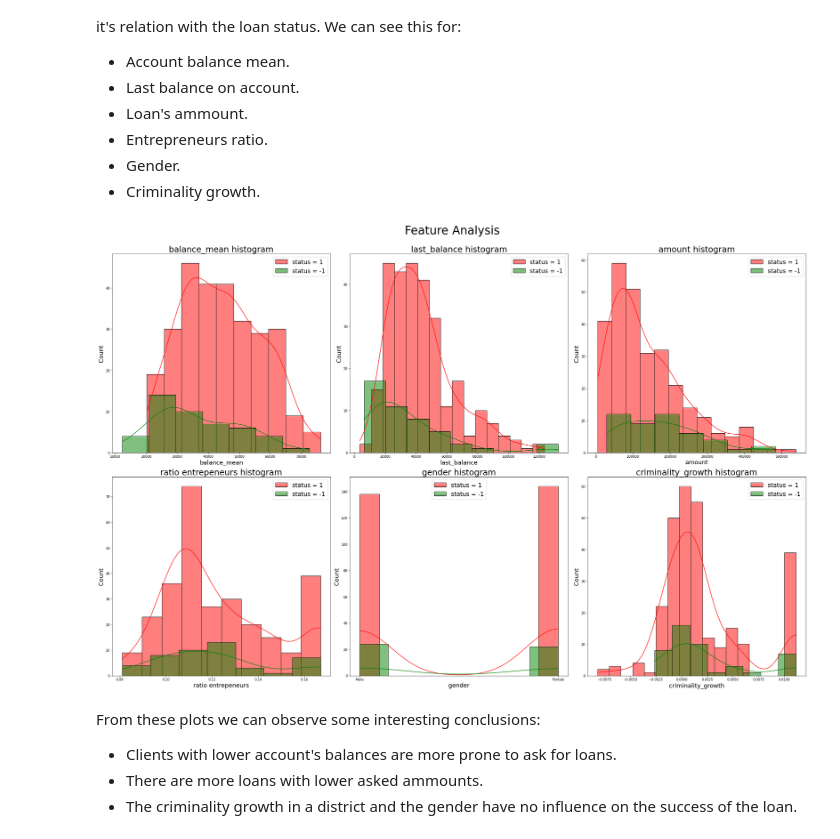
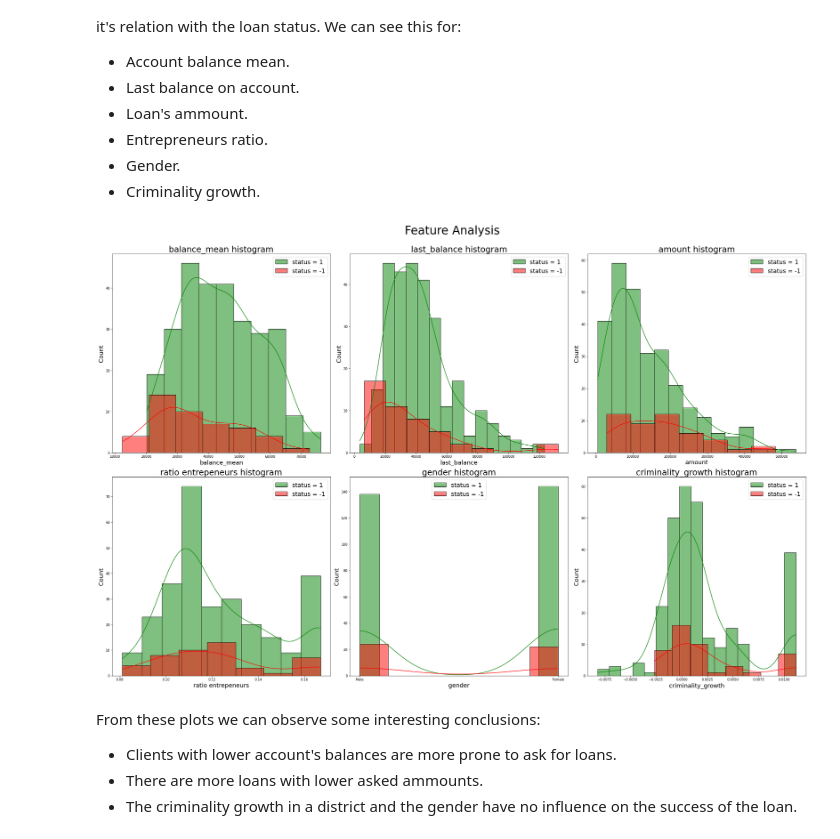
Before and after one commit to 2dukes/PROJ_AC_2122, a Jupyter notebook: dataUnderstanding.ipynb, the cells around one changed output. Saved outputs shown, nothing was run; the diff lists cells and outputs as text; code cells hidden in the pictures.

```diff
--- a/dataUnderstanding.ipynb
+++ b/dataUnderstanding.ipynb
@@ -315,40 +296,40 @@ On the next image, we can observe many histograms representing the count of many
 # %%
 
 def get_feature_histogram(df, column, ax):
-    loan = df[df.status==-1]
-    do_not_loan = df[df.status==1]
+    loan = df[df.status==1]
+    do_not_loan = df[df.status==-1]
 
-    sns.histplot(do_not_loan[column], ax=ax, color='r', label = 'status = 1', kde=True)
-    fig = sns.histplot(loan[column], ax=ax, color='g', label = 'status = -1', kde=True)
+    sns.histplot(loan[column], ax=ax, color='g', label = 'status = 1', kde=True)
+    fig = sns.histplot(do_not_loan[column], ax=ax, color='r', label = 'status = -1', kde=True)
 
     if column == "gender":
         fig.set(xticks=[0, 1], xticklabels=["Male", "Female"])
 
 
 # needs to have a len that is a perfect square
 features_to_analyse = ["balance_mean", "last_balance", "amount", "ratio entrepeneurs", "gender", "criminality_growth"]
 
 def get_features_histograms(df, columns, num_cols, num_rows):
     fig, axs = plt.subplots(num_rows, num_cols, figsize=(30, 20))
     column_index = 0
 
     for i in range(num_rows):
         for j in range(num_cols):
             get_feature_histogram(ax=axs[i, j], df=df, column=columns[column_index])
             axs[i, j].set_title(f"{columns[column_index]} histogram", fontsize=25)
             axs[i, j].legend(loc="best", fontsize=18)
             plt.rc('axes', labelsize=18)
             column_index += 1
 
     fig.suptitle('Feature Analysis', fontsize=35)
     fig.tight_layout()
     fig.subplots_adjust(top=0.92)
     plt.show()
 
 merged_data_train = pd.read_csv("./preprocessed/mergedTrainData.csv")
 get_features_histograms(df=merged_data_train, columns=features_to_analyse, num_cols=3, num_rows=2)
 # %% [output]
-[figure, old version]
+[figure, new version]
 # %% [markdown]
 From these plots we can observe some interesting conclusions:
 - Clients with lower account's balances are more prone to ask for loans.
```
Also changed, not shown: parts of 3 cells of this notebook, 1 other file.
